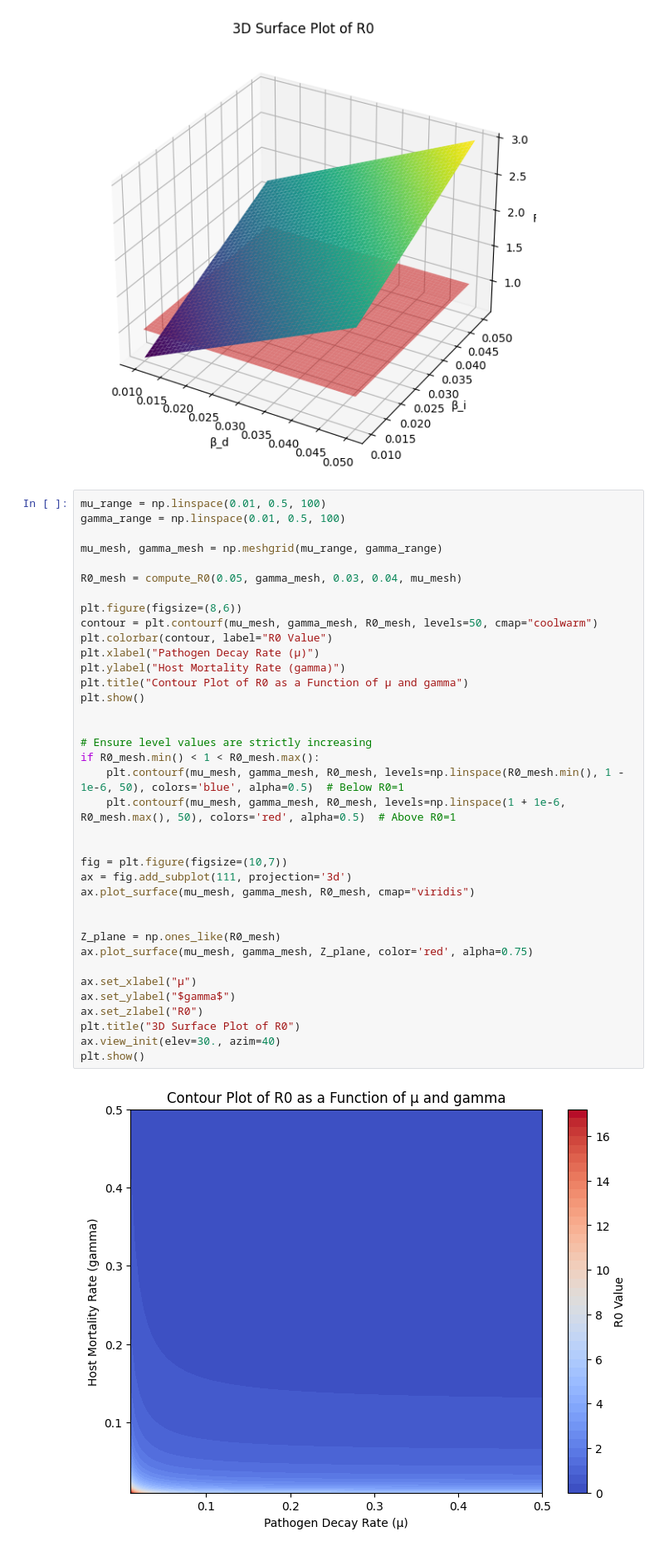
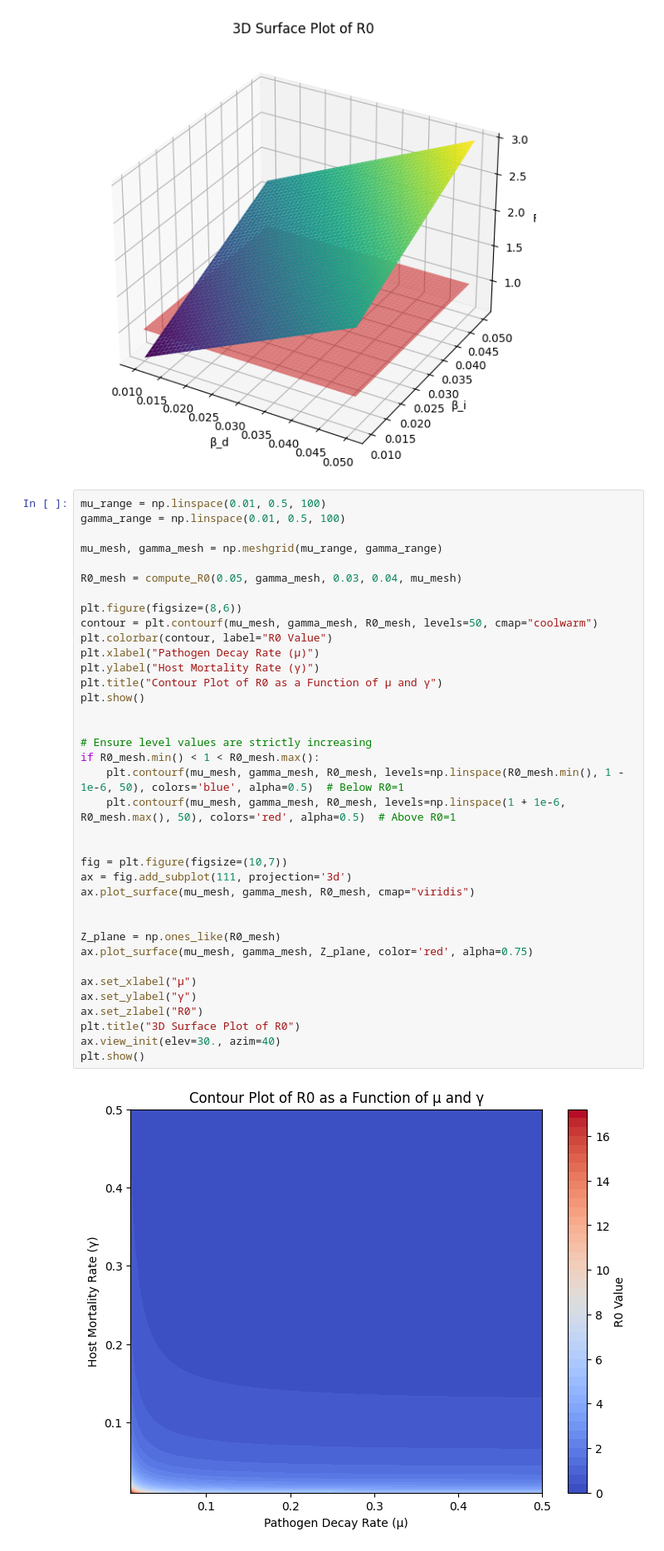
Before and after one commit to nazabu/WNS-Mathematical-Simulation, a Jupyter notebook: src/Surface and Contour Plot.ipynb, the cells around one changed output. Shown at 83% size. Cells and saved outputs as stored; diff of their text form.

```diff
--- a/src/Surface and Contour Plot.ipynb
+++ b/src/Surface and Contour Plot.ipynb
@@ -93,35 +92,35 @@ mu_mesh, gamma_mesh = np.meshgrid(mu_range, gamma_range)
 
 R0_mesh = compute_R0(0.05, gamma_mesh, 0.03, 0.04, mu_mesh)
 
 plt.figure(figsize=(8,6))
 contour = plt.contourf(mu_mesh, gamma_mesh, R0_mesh, levels=50, cmap="coolwarm")
 plt.colorbar(contour, label="R0 Value")
 plt.xlabel("Pathogen Decay Rate (μ)")
-plt.ylabel("Host Mortality Rate (gamma)")
-plt.title("Contour Plot of R0 as a Function of μ and gamma")
+plt.ylabel("Host Mortality Rate (γ)")
+plt.title("Contour Plot of R0 as a Function of μ and γ")
 plt.show()
 
 
 # Ensure level values are strictly increasing
 if R0_mesh.min() < 1 < R0_mesh.max():
     plt.contourf(mu_mesh, gamma_mesh, R0_mesh, levels=np.linspace(R0_mesh.min(), 1 - 1e-6, 50), colors='blue', alpha=0.5)  # Below R0=1
     plt.contourf(mu_mesh, gamma_mesh, R0_mesh, levels=np.linspace(1 + 1e-6, R0_mesh.max(), 50), colors='red', alpha=0.5)  # Above R0=1
 
 
 fig = plt.figure(figsize=(10,7))
 ax = fig.add_subplot(111, projection='3d')
 ax.plot_surface(mu_mesh, gamma_mesh, R0_mesh, cmap="viridis")
 
 
 Z_plane = np.ones_like(R0_mesh)
 ax.plot_surface(mu_mesh, gamma_mesh, Z_plane, color='red', alpha=0.75)
 
 ax.set_xlabel("μ")
-ax.set_ylabel("$gamma$")
+ax.set_ylabel("γ")
 ax.set_zlabel("R0")
 plt.title("3D Surface Plot of R0")
 ax.view_init(elev=30., azim=40)
 plt.show()
 # %% [output]
-[figure, old version]
+[figure, new version]
 [figure]
```
Also changed, not shown: parts of 2 cells of this notebook.
